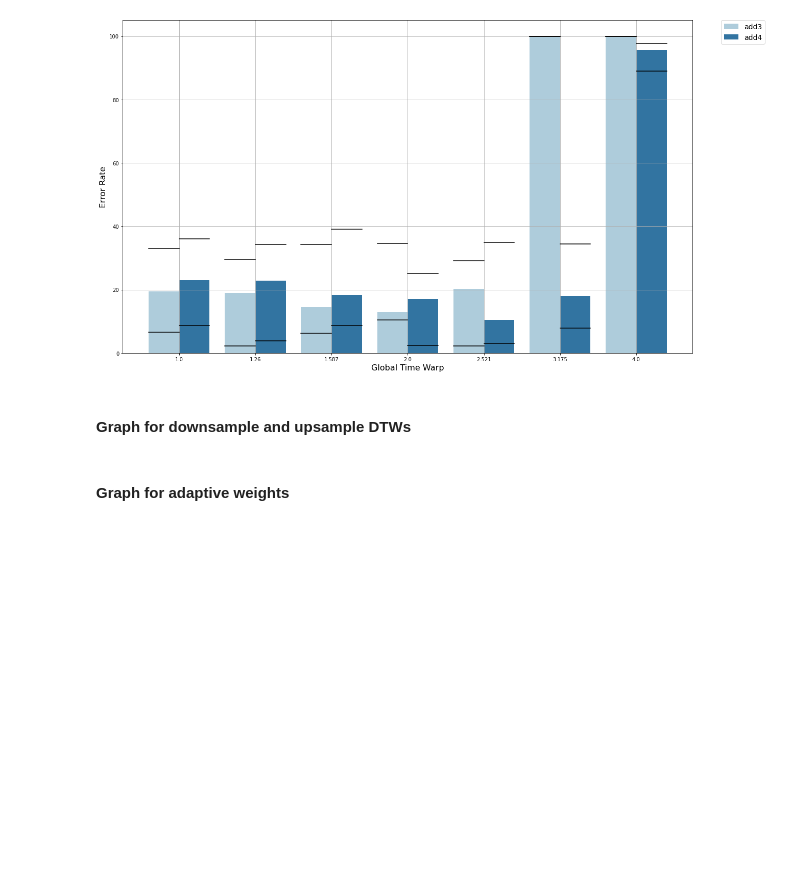
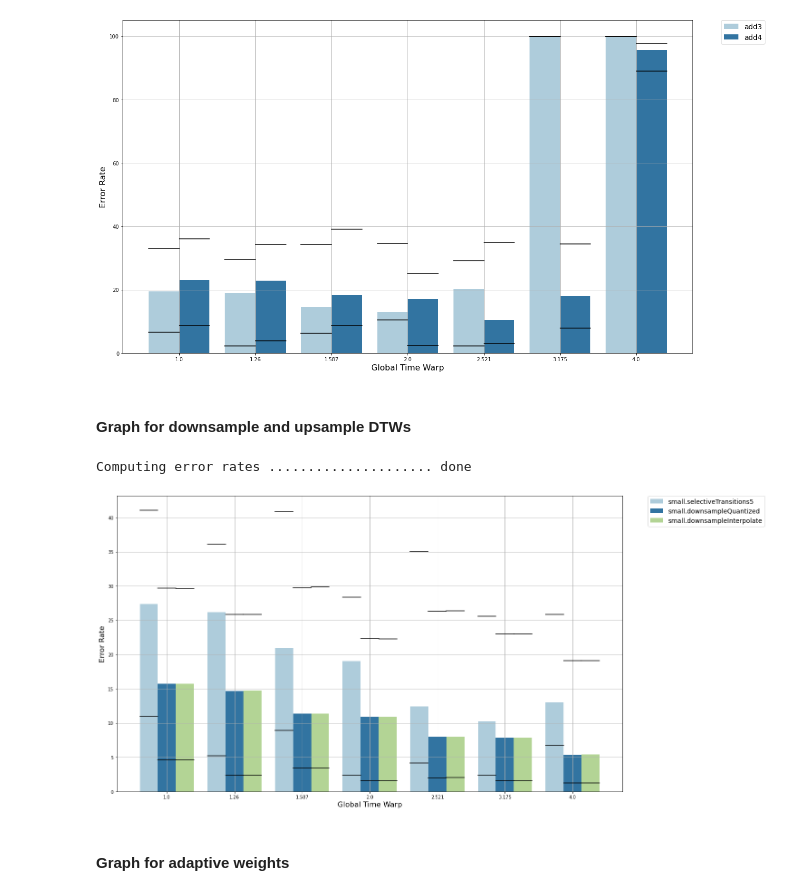
Before and after one commit to HMC-MIR/ExtremeTimeWarping, a Jupyter notebook: 03_Evaluate.ipynb, the cells around one changed output. Saved outputs shown, nothing was run; the diff lists cells and outputs as text; code cells hidden in the pictures; blank space fills up the shorter version.

```diff
--- a/03_Evaluate.ipynb
+++ b/03_Evaluate.ipynb
@@ -303,11 +307,14 @@ Computing error rates .............. done
 # %% [markdown]
 #### Graph for downsample and upsample DTWs
 # %%
-toPlot_sample = get_folder_names('train_toy',['DTW_selectiveTransitions5', 'DTW1_downsampleQuantized', 'DTW1_downsampleInterpolate','DTW1_upsampleQuantized','DTW1_upsampleInterpolate'])
+toPlot_sample = get_folder_names('train_small', ['selectiveTransitions5', 'downsampleQuantized', 'downsampleInterpolate'])
 maxTol = 1000 # in msec
 errRates_sample, errVals_sample = calc_error_rates_batch(EVAL_ROOT_DIR, toPlot_sample, maxTol)
 df_sample = generate_df_with_tols(errRates_sample, toPlot_sample, [200, 500, 100])
 plot_with_tols(df_sample)
+# %% [output]
+Computing error rates ..................... done
+[figure, added]
 # %% [markdown]
 #### Graph for adaptive weights
 # %%
```
Also changed, not shown: parts of 10 cells of this notebook.
